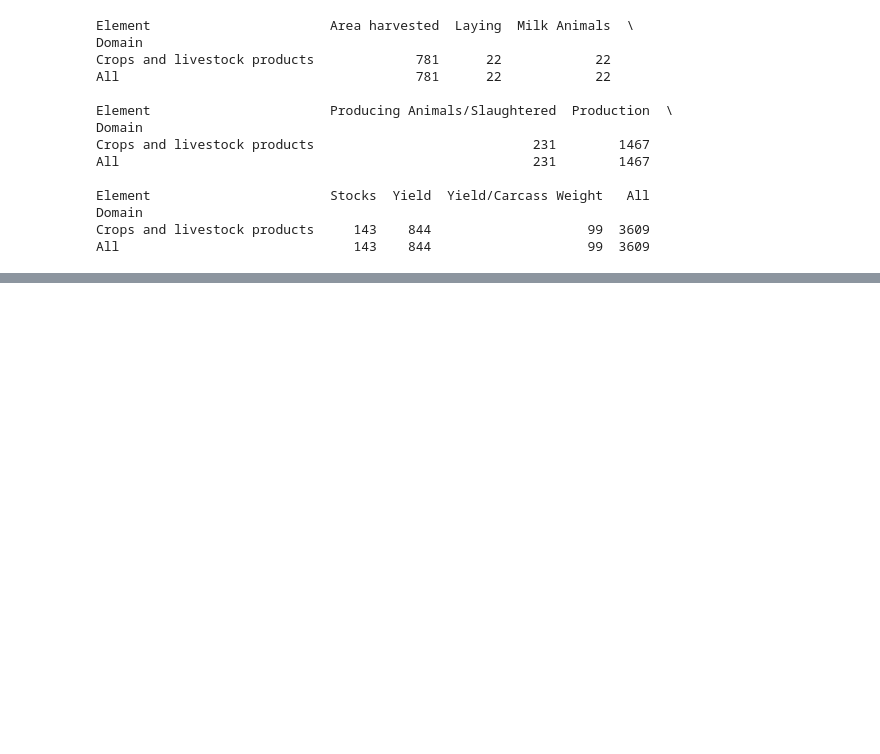
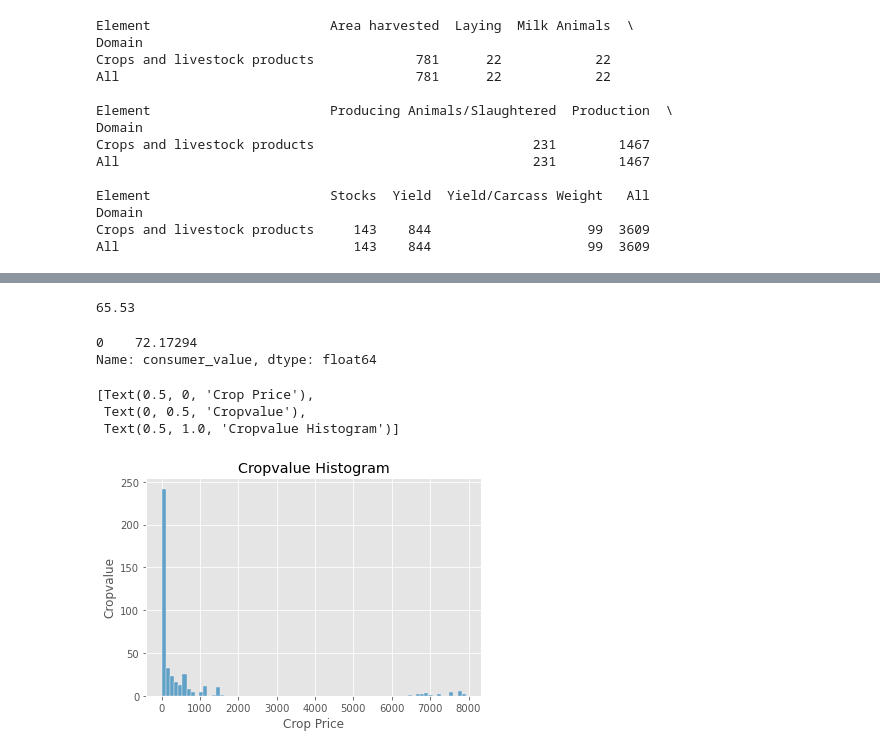
Before and after one commit to chrischukwuka2022/ca2-repo, a Jupyter notebook: Statistics.ipynb, the cells around one changed output, grey strips where cells are left out. Cells and saved outputs as stored; diff of their text form; code cells hidden in the pictures; blank space fills up the shorter version.

```diff
--- a/Statistics.ipynb
+++ b/Statistics.ipynb
@@ -904,0 +1168,22 @@ All                              143    844                    99  3609
+# %%
+#print the median of the target feature
+median = europeagri_consumer['OBS_VALUE'].median()
+print(median)
+# %% [output]
+65.53
+# %%
+#print the median of the target feature
+median = europeagri_consumer['OBS_VALUE'].mode()
+print(mode)
+# %% [output]
+0    72.17294
+Name: consumer_value, dtype: float64
+# %%
+#histplot to display the distribution of crap _value
+ax = sns.histplot(europeagri_consumer.OBS_VALUE)
+ax.set(xlabel='Crop Price', ylabel='Cropvalue', title ='Cropvalue Histogram')
+# %% [output]
+[Text(0.5, 0, 'Crop Price'),
+ Text(0, 0.5, 'Cropvalue'),
+ Text(0.5, 1.0, 'Cropvalue Histogram')]
+[figure, added]
```
Also changed, not shown: parts of 33 cells of this notebook, 3 other files.
